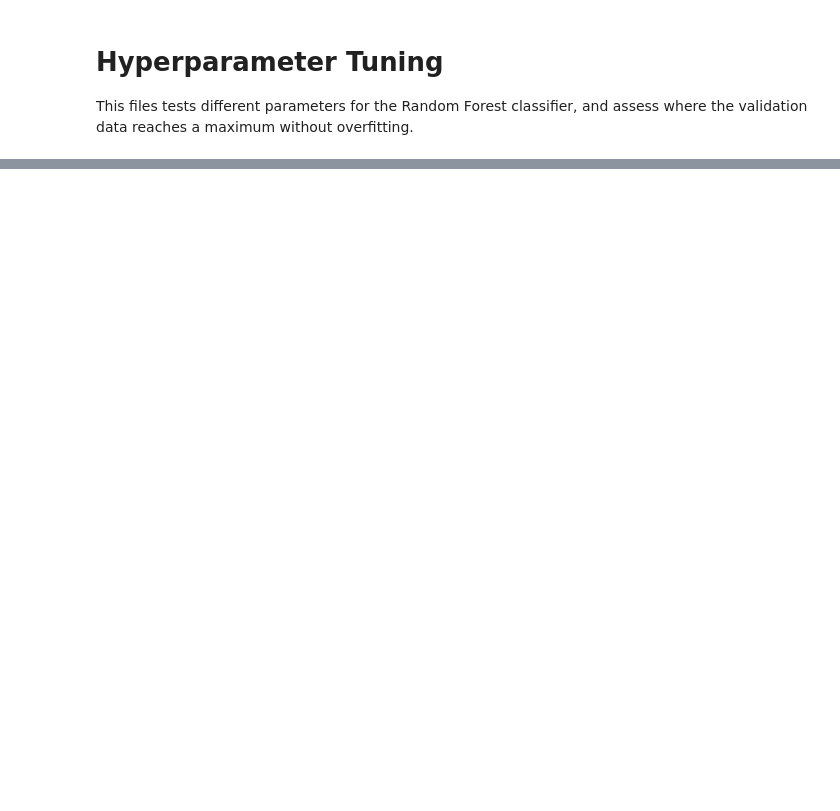
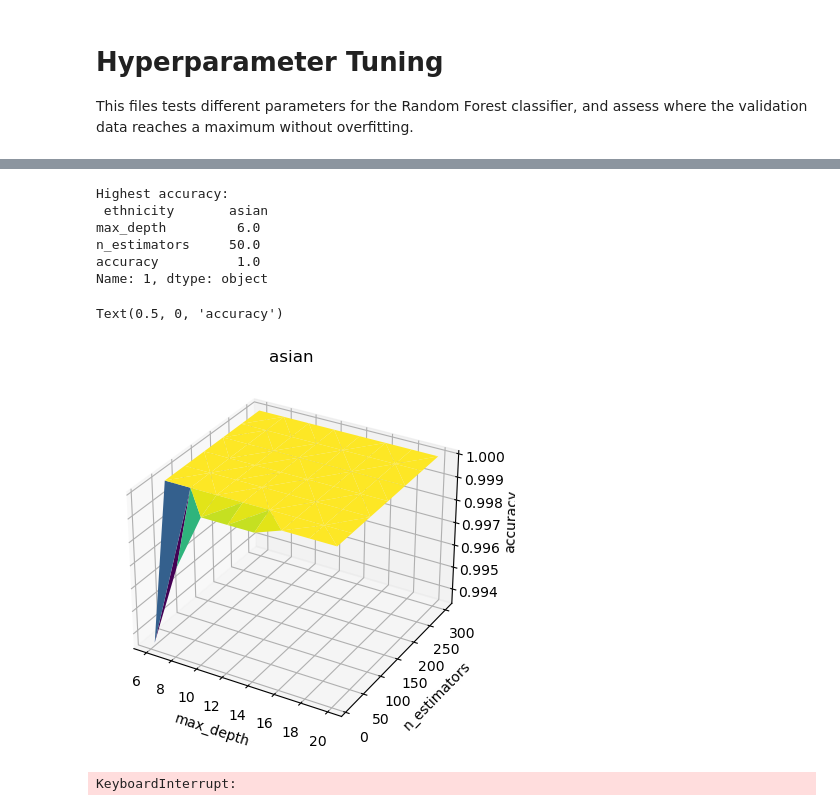
Before and after one commit to AnnikaLarissa/MIMIC-IV, a Jupyter notebook: hyperparameter_tuning.ipynb, the cells around one changed output, grey strips where cells are left out. Saved outputs shown, nothing was run; the diff lists cells and outputs as text; code cells hidden in the pictures; blank space fills up the shorter version.

```diff
--- a/hyperparameter_tuning.ipynb
+++ b/hyperparameter_tuning.ipynb
@@ -101,11 +127,30 @@ ax.plot_trisurf(other["max_depth"], other["n_estimators"], other["accuracy"], cm
 # %%
-asian = tune('asian')
+asian = tuneOneEthnicity('asian')
 print("Highest accuracy:\n", asian.loc[asian['accuracy'].idxmax()])
 ax = plt.axes(projection='3d')
 ax.plot_trisurf(asian["max_depth"], asian["n_estimators"], asian["accuracy"], cmap='viridis', edgecolor='none')
+ax.set_title("asian")
+ax.set_xlabel("max_depth")
+ax.set_ylabel("n_estimators")
+ax.set_zlabel("accuracy")
+# %% [output]
+Highest accuracy:
+ ethnicity       asian
+max_depth         6.0
+n_estimators     50.0
+accuracy          1.0
+Name: 1, dtype: object
+Text(0.5, 0, 'accuracy')
+[figure, added]
 # %%
-hispanic_latino = tune('hispanic_latino')
+hispanic_latino = tuneOneEthnicity('hispanic_latino')
 print("Highest accuracy:\n", hispanic_latino.loc[hispanic_latino['accuracy'].idxmax()])
 ax = plt.axes(projection='3d')
 ax.plot_trisurf(hispanic_latino["max_depth"], hispanic_latino["n_estimators"], hispanic_latino["accuracy"], cmap='viridis', edgecolor='none')
+ax.set_title("hispanic_latino")
+ax.set_xlabel("max_depth")
+ax.set_ylabel("n_estimators")
+ax.set_zlabel("accuracy")
+# %% [output]
+KeyboardInterrupt:
 # %%
```
Also changed, not shown: parts of 9 cells of this notebook.
